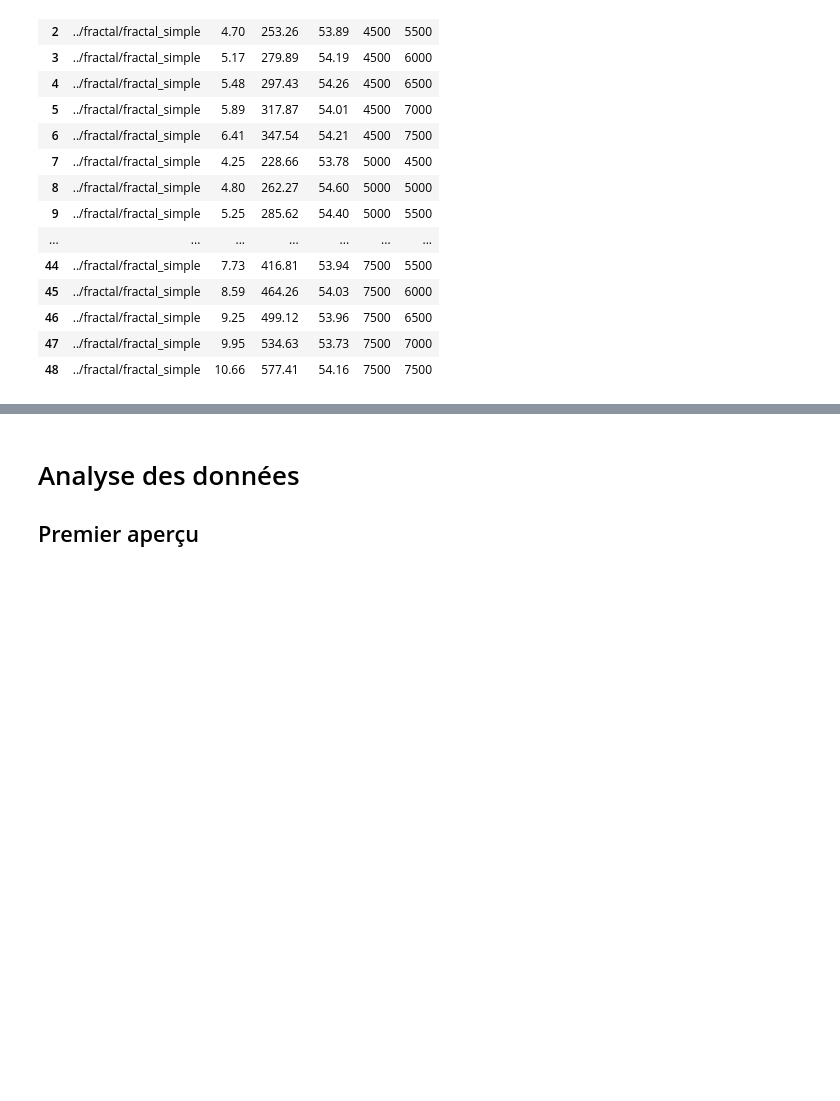
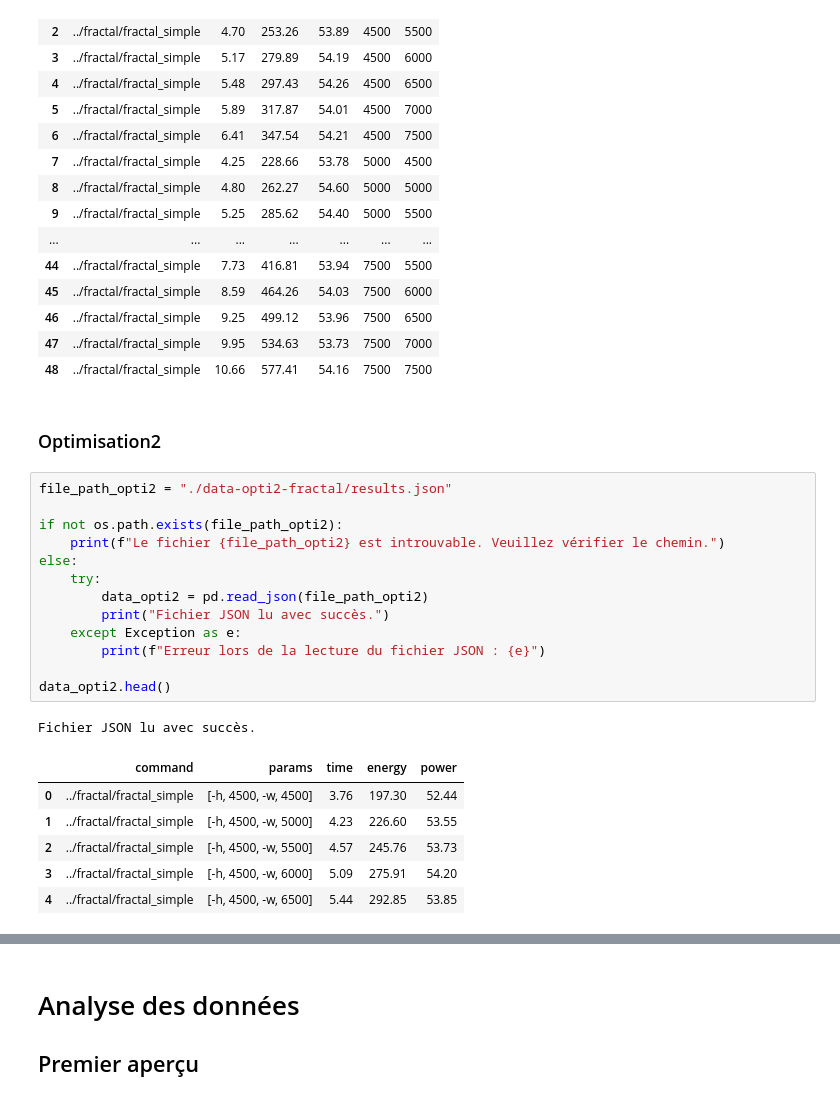
Before and after one commit to HDwayne/SE-ENER, a Jupyter notebook: result/analyse.ipynb, the cells around one changed output, grey strips where cells are left out. Drawn from its saved outputs; the diff is of its cells as text; blank space fills up the shorter version.

```diff
--- a/result/analyse.ipynb
+++ b/result/analyse.ipynb
@@ -104,3 +104,26 @@ data_opti1
 | 46 | ../fractal/fractal_simple | 9.25 | 499.12 | 53.96 | 7500 | 6500 |
 | 47 | ../fractal/fractal_simple | 9.95 | 534.63 | 53.73 | 7500 | 7000 |
 | 48 | ../fractal/fractal_simple | 10.66 | 577.41 | 54.16 | 7500 | 7500 |
+# %% [markdown]
+### Optimisation2
+# %%
+file_path_opti2 = "./data-opti2-fractal/results.json"
+
+if not os.path.exists(file_path_opti2):
+    print(f"Le fichier {file_path_opti2} est introuvable. Veuillez vérifier le chemin.")
+else:
+    try:
+        data_opti2 = pd.read_json(file_path_opti2)
+        print("Fichier JSON lu avec succès.")
+    except Exception as e:
+        print(f"Erreur lors de la lecture du fichier JSON : {e}")
+
+data_opti2.head()
+# %% [output]
+Fichier JSON lu avec succès.
+|  | command | params | time | energy | power |
+| 0 | ../fractal/fractal_simple | [-h, 4500, -w, 4500] | 3.76 | 197.30 | 52.44 |
+| 1 | ../fractal/fractal_simple | [-h, 4500, -w, 5000] | 4.23 | 226.60 | 53.55 |
+| 2 | ../fractal/fractal_simple | [-h, 4500, -w, 5500] | 4.57 | 245.76 | 53.73 |
+| 3 | ../fractal/fractal_simple | [-h, 4500, -w, 6000] | 5.09 | 275.91 | 54.20 |
+| 4 | ../fractal/fractal_simple | [-h, 4500, -w, 6500] | 5.44 | 292.85 | 53.85 |
```
Also changed, not shown: parts of 5 cells of this notebook, 2 other files.
